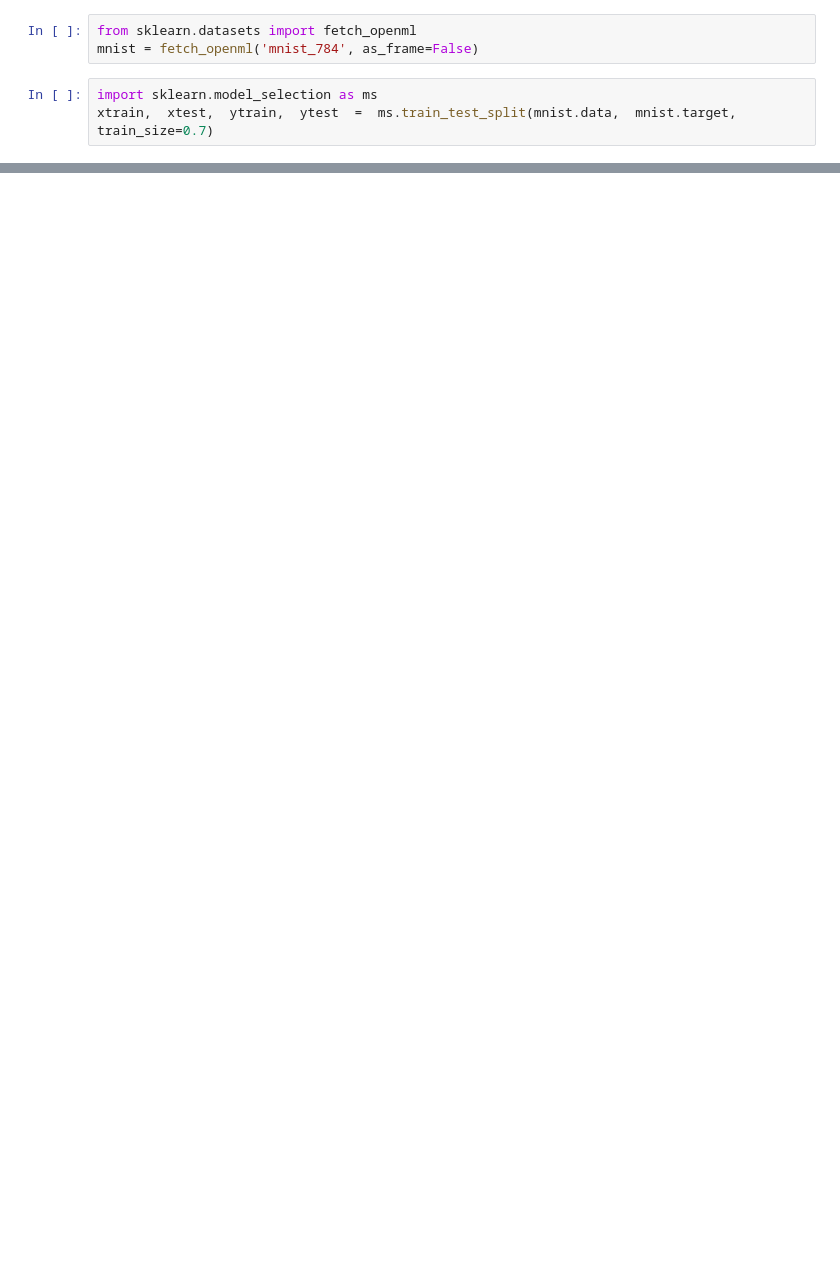
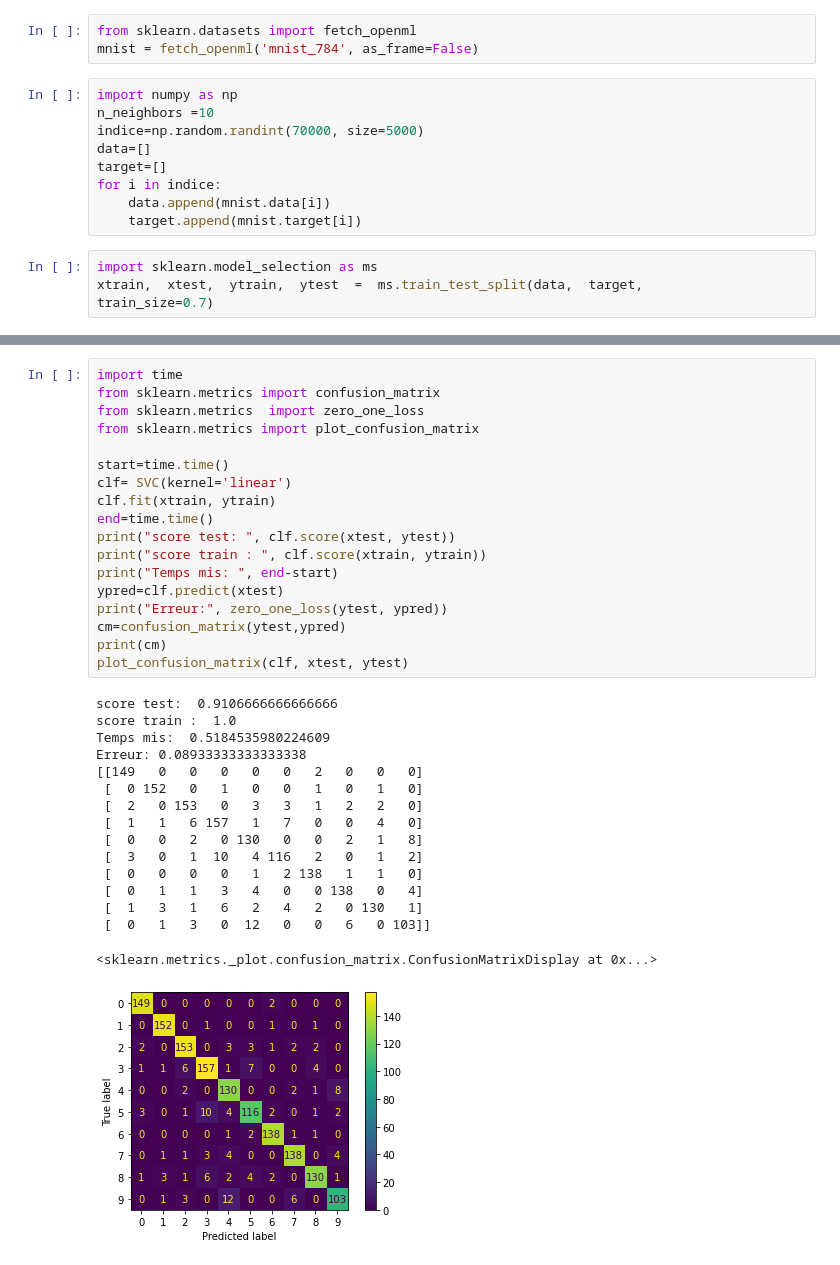
Before and after one commit to Emma-bau/Apprentissage-supervis-, a Jupyter notebook: TP3-supervise.ipynb, the cells around one changed output, grey strips where cells are left out. Cells and saved outputs as stored; diff of their text form; blank space fills up the shorter version.

```diff
--- a/TP3-supervise.ipynb
+++ b/TP3-supervise.ipynb
@@ -1,9 +1,18 @@
 # %%
 from sklearn.datasets import fetch_openml
 mnist = fetch_openml('mnist_784', as_frame=False)
+# %%
+import numpy as np
+n_neighbors =10
+indice=np.random.randint(70000, size=5000)
+data=[]
+target=[]
+for i in indice:
+    data.append(mnist.data[i])
+    target.append(mnist.target[i])
 # %%
 import sklearn.model_selection as ms
-xtrain,  xtest,  ytrain,  ytest  =  ms.train_test_split(mnist.data,  mnist.target,
+xtrain,  xtest,  ytrain,  ytest  =  ms.train_test_split(data,  target,
 train_size=0.7)
 # %%
 from sklearn.svm import SVC
@@ -18 +31,36 @@ print("score train : ", clf.score(xtrain, ytrain))
+# %%
+import time
+from sklearn.metrics import confusion_matrix
+from sklearn.metrics  import zero_one_loss
+from sklearn.metrics import plot_confusion_matrix
+
+start=time.time()
+clf= SVC(kernel='linear')
+clf.fit(xtrain, ytrain)
+end=time.time()
+print("score test: ", clf.score(xtest, ytest))
+print("score train : ", clf.score(xtrain, ytrain))
+print("Temps mis: ", end-start)
+ypred=clf.predict(xtest)
+print("Erreur:", zero_one_loss(ytest, ypred))
+cm=confusion_matrix(ytest,ypred)
+print(cm)
+plot_confusion_matrix(clf, xtest, ytest)
+# %% [output]
+score test:  0.9106666666666666
+score train :  1.0
+Temps mis:  0.5184535980224609
+Erreur: 0.08933333333333338
+[[149   0   0   0   0   0   2   0   0   0]
+ [  0 152   0   1   0   0   1   0   1   0]
+ [  2   0 153   0   3   3   1   2   2   0]
+ [  1   1   6 157   1   7   0   0   4   0]
+ [  0   0   2   0 130   0   0   2   1   8]
+ [  3   0   1  10   4 116   2   0   1   2]
+ [  0   0   0   0   1   2 138   1   1   0]
+ [  0   1   1   3   4   0   0 138   0   4]
+ [  1   3   1   6   2   4   2   0 130   1]
+ [  0   1   3   0  12   0   0   6   0 103]]
+<sklearn.metrics._plot.confusion_matrix.ConfusionMatrixDisplay at 0x...>
+[figure, added]
 # %%
```
Also changed, not shown: parts of 9 cells of this notebook, 1 other file.
